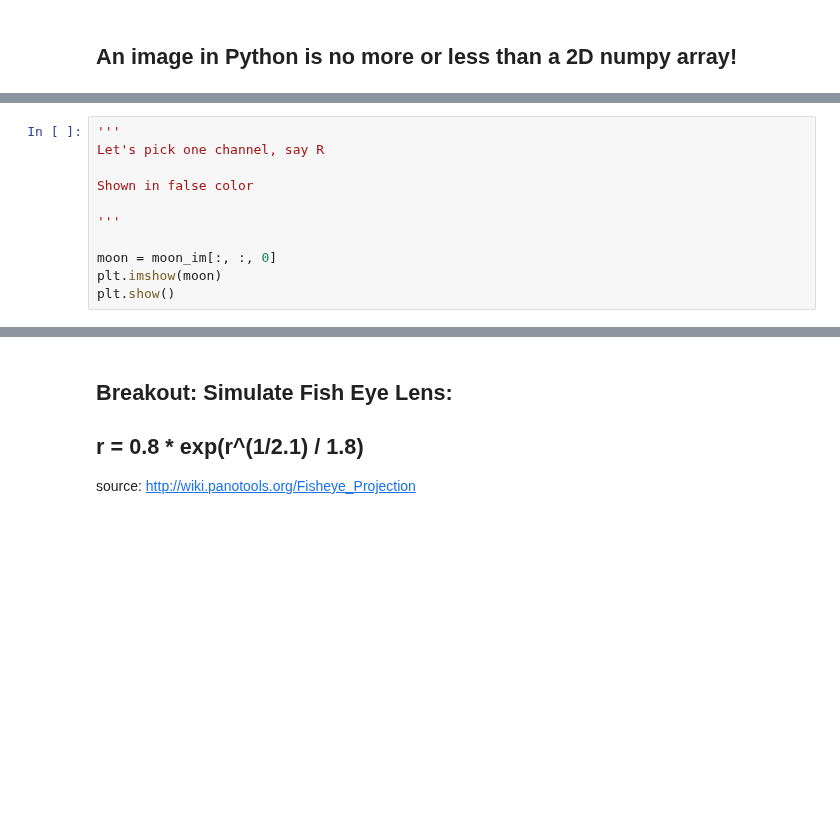
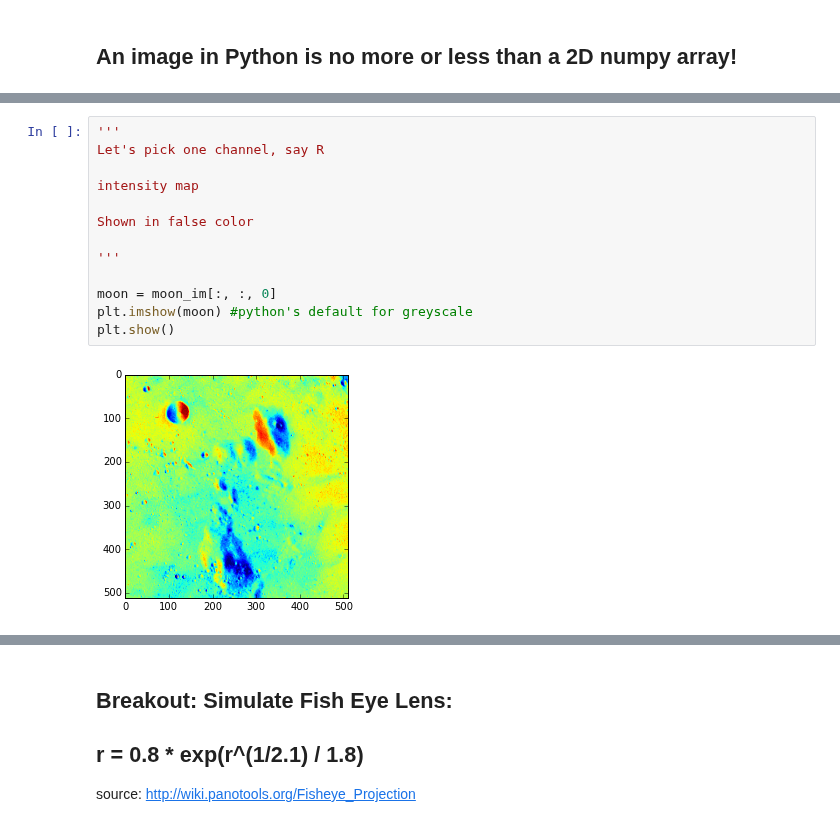
Before and after one commit to COMPPHYS-TTRAN/comp-phys, a Jupyter notebook: comp-phys-wk11-day2.ipynb, the cells around one changed output, grey strips where cells are left out. Cells and saved outputs as stored; diff of their text form; blank space fills up the shorter version.

```diff
--- a/comp-phys-wk11-day2.ipynb
+++ b/comp-phys-wk11-day2.ipynb
@@ -35,12 +46,16 @@ plt.show()
 # %%
 '''
 Let's pick one channel, say R
+
+intensity map
 
 Shown in false color
 
 '''
 
 moon = moon_im[:, :, 0]
-plt.imshow(moon)
+plt.imshow(moon) #python's default for greyscale
 plt.show()
+# %% [output]
+[figure, added]
 # %%
```
Also changed, not shown: parts of 8 cells of this notebook.
